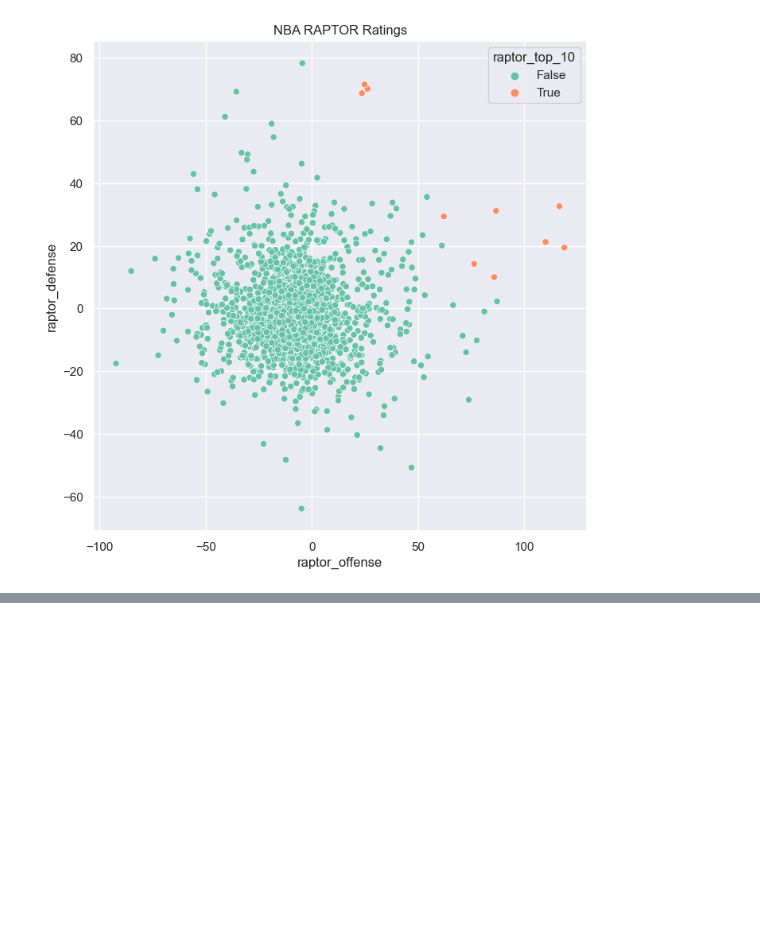
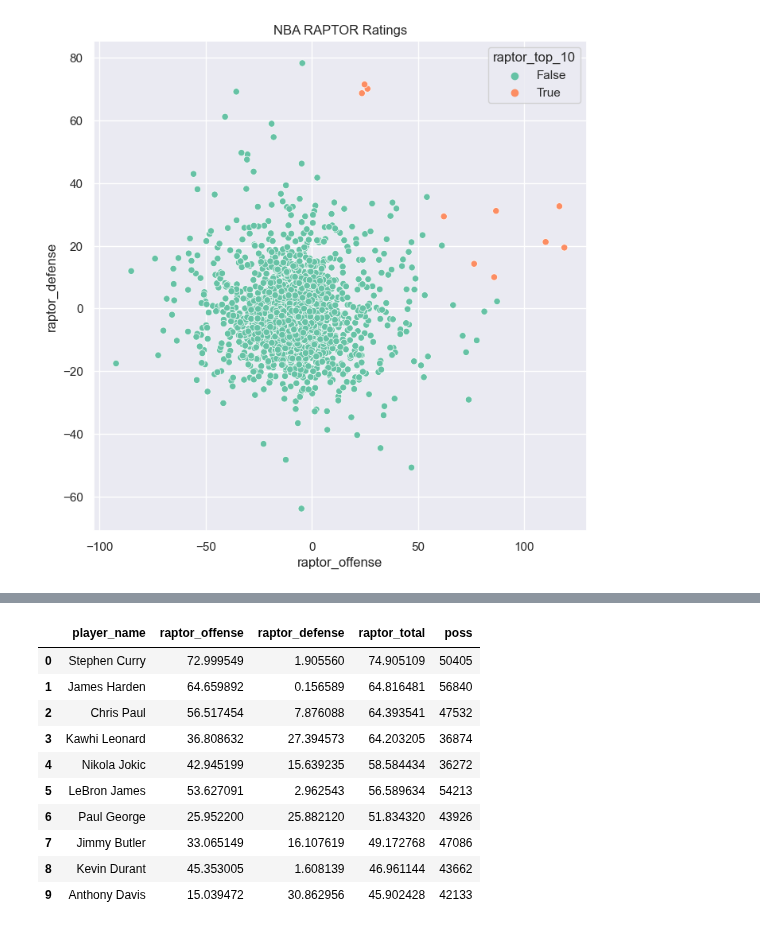
Before and after one commit to BrettlyCD/data538-nba, a Jupyter notebook: viz.ipynb, the cells around one changed output, grey strips where cells are left out. Cells and saved outputs as stored; diff of their text form; code cells hidden in the pictures; blank space fills up the shorter version.

```diff
--- a/viz.ipynb
+++ b/viz.ipynb
@@ -228,0 +269,4 @@ There are more in the top 10 that are outliers in terms of better total offense,
+# %%
+modern = pd.read_csv('nba-raptor/modern_RAPTOR_by_player.csv')
+
+modern.head(3)
@@ -228,0 +316,17 @@ There are more in the top 10 that are outliers in terms of better total offense,
+# %%
+#filter down to the top 10 since 2014
+modern_10 = mod_totals.sort_values(by='raptor_total', ascending=False).head(10).reset_index(drop=False)
+
+modern_10
+# %% [output]
+|  | player_name | raptor_offense | raptor_defense | raptor_total | poss |
+| 0 | Stephen Curry | 72.999549 | 1.905560 | 74.905109 | 50405 |
+| 1 | James Harden | 64.659892 | 0.156589 | 64.816481 | 56840 |
+| 2 | Chris Paul | 56.517454 | 7.876088 | 64.393541 | 47532 |
+| 3 | Kawhi Leonard | 36.808632 | 27.394573 | 64.203205 | 36874 |
+| 4 | Nikola Jokic | 42.945199 | 15.639235 | 58.584434 | 36272 |
+| 5 | LeBron James | 53.627091 | 2.962543 | 56.589634 | 54213 |
+| 6 | Paul George | 25.952200 | 25.882120 | 51.834320 | 43926 |
+| 7 | Jimmy Butler | 33.065149 | 16.107619 | 49.172768 | 47086 |
+| 8 | Kevin Durant | 45.353005 | 1.608139 | 46.961144 | 43662 |
+| 9 | Anthony Davis | 15.039472 | 30.862956 | 45.902428 | 42133 |
```
Also changed, not shown: parts of 17 cells of this notebook.
